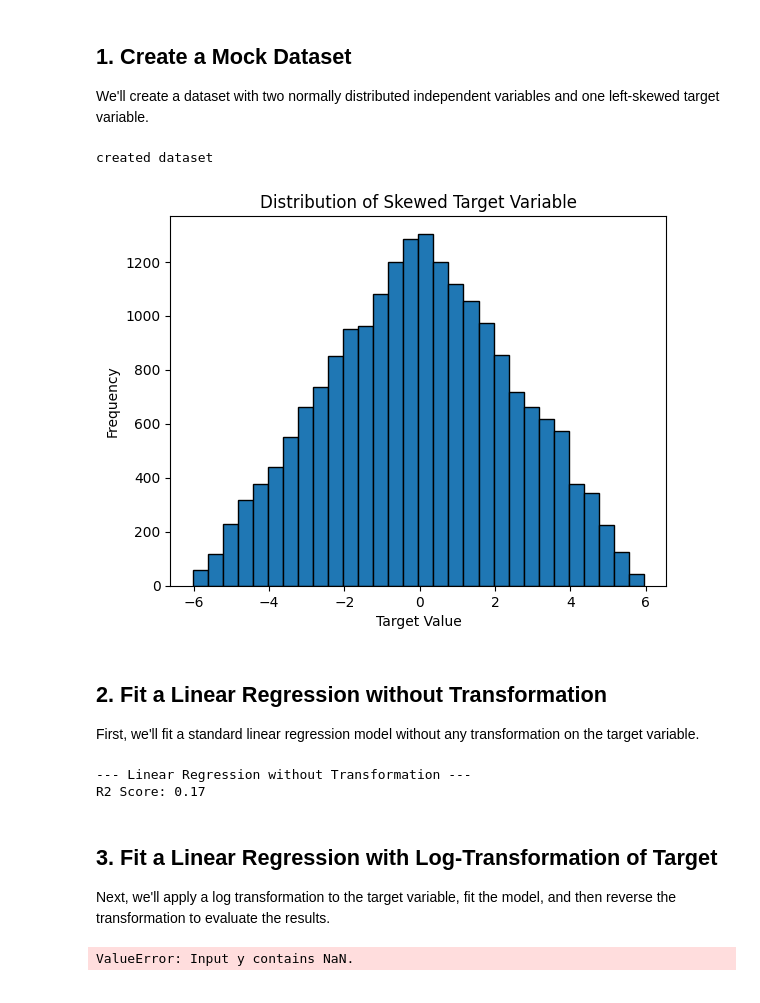
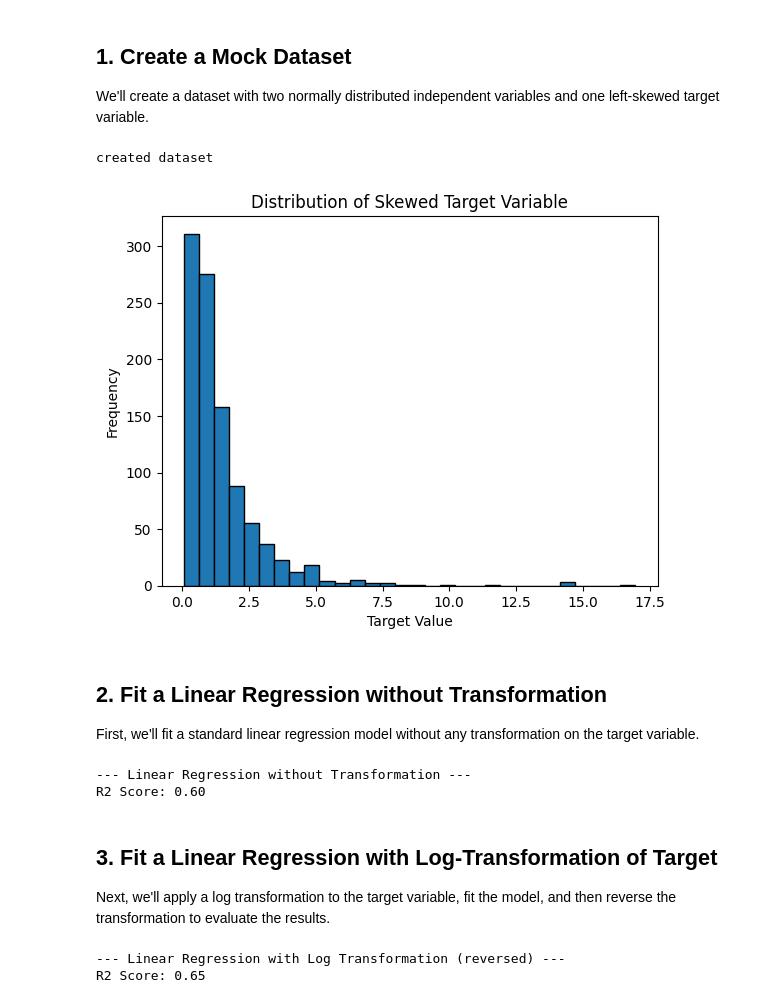
Before and after one commit to laksravi/SimpleMLConcepts, a Jupyter notebook: regression_concepts/skew_in_regression.ipynb, the cells around one changed output. Cells and saved outputs as stored; diff of their text form; code cells hidden in the pictures.

```diff
--- a/regression_concepts/skew_in_regression.ipynb
+++ b/regression_concepts/skew_in_regression.ipynb
@@ -17,43 +17,31 @@ from random import randint
 
 We'll create a dataset with two normally distributed independent variables and one left-skewed target variable.
 # %%
-np.random.seed(42)
-num_samples = 20000
+random_seed =np.random.seed(42)
+num_samples = 1000
 
-rng = np.random.default_rng(42)
-# Two normally distributed variables (100 to 500)
-x1 = rng.uniform(-1.0, 1.0, size=num_samples)
-x2 = rng.uniform(-1.0, 1.0, size=num_samples)
-y_noise = np.random.normal(loc=0, scale=0.05, size=num_samples)
+rng = np.random.default_rng(random_seed)
+x = rng.normal(0, 1, num_samples)
+y = rng.normal(0, 1, num_samples)
 
+z = np.exp(0.7 * x + 0.4 * y + rng.normal(0, 0.4, num_samples))
+# introduce skew
 
-
-# Target variable (500 to 1000) with left skew
-# We'll create a normally distributed target and then apply a transformation to induce left skew
-
-w1 = randint(3, 5)
-w2 = randint(2, 5)
-y_normal = ((w1 * x1) + (w2 * x2) + y_noise)
-
-# introduce skew
-eps = np.random.lognormal(mean=0.0, sigma=0.6, size=num_samples)
-y_skewed = y_normal * eps
-
-data = pd.DataFrame({'x1': x1, 'x2': x2, 'target': y_skewed})
+data = pd.DataFrame({'x1': x, 'x2': y, 'target': z})
 
 print("created dataset")
 
 plt.hist(data['target'], bins=30, edgecolor='k')
 plt.title('Distribution of Skewed Target Variable')
 plt.xlabel('Target Value')
 plt.ylabel('Frequency')
 plt.show()
 
 X = data[['x1', 'x2']]
 y = data['target']
 # %% [output]
 created dataset
-[figure, old version]
+[figure, new version]
 # %% [markdown]
 ## 2. Fit a Linear Regression without Transformation
 
@@ -69,7 +57,7 @@ print("--- Linear Regression without Transformation ---")
 print(f"R2 Score: {r2_score(y_test, y_pred_no_transform):.2f}")
 # %% [output]
 --- Linear Regression without Transformation ---
-R2 Score: 0.17
+R2 Score: 0.60
 # %% [markdown]
 ## 3. Fit a Linear Regression with Log-Transformation of Target
 
@@ -89,7 +77,8 @@ y_pred_reversed = np.exp(y_pred_log_transform) - 1 # Subtract 1 to reverse the e
 print("--- Linear Regression with Log Transformation (reversed) ---")
 print(f"R2 Score: {r2_score(y_test, y_pred_reversed):.2f}")
 # %% [output]
-ValueError: Input y contains NaN.
+--- Linear Regression with Log Transformation (reversed) ---
+R2 Score: 0.65
 # %%
 sorted_indices = np.argsort(y_test.values)
 y_test_sorted = y_test.values[sorted_indices]
```
Also changed, not shown: parts of 1 cell of this notebook.
